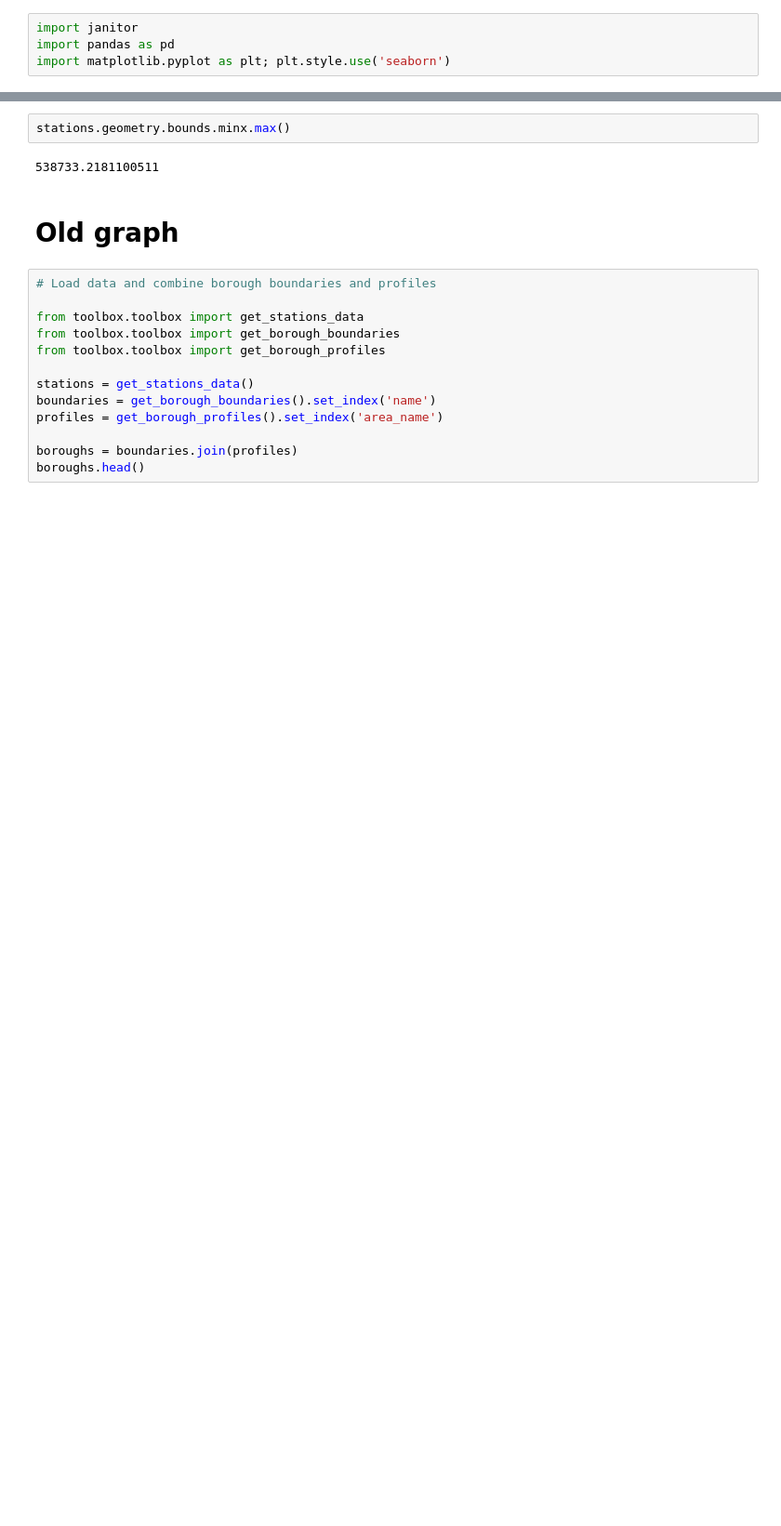
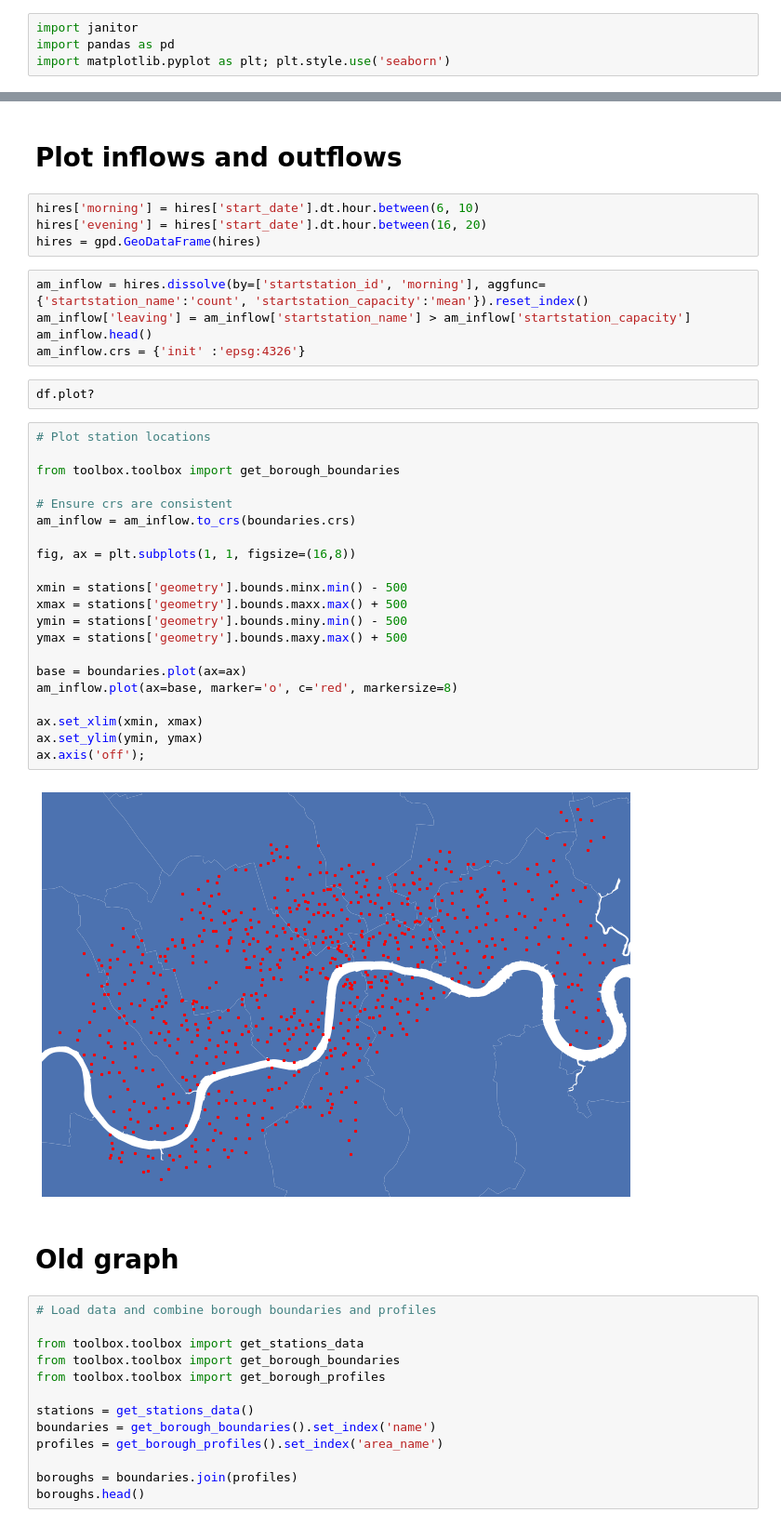
Before and after one commit to fabiangunzinger/london_cycling, a Jupyter notebook: tfl_bikes_movement.ipynb, the cells around one changed output, grey strips where cells are left out. Shown at 93% size. Cells and saved outputs as stored; diff of their text form; blank space fills up the shorter version.

```diff
--- a/tfl_bikes_movement.ipynb
+++ b/tfl_bikes_movement.ipynb
@@ -105,8 +134,40 @@ ax.axis('off')
 [figure]
-# %%
-stations.geometry.bounds.minx.max()
-# %% [output]
-538733.2181100511
+# %% [markdown]
+# Plot inflows and outflows
+# %%
+hires['morning'] = hires['start_date'].dt.hour.between(6, 10)
+hires['evening'] = hires['start_date'].dt.hour.between(16, 20)
+hires = gpd.GeoDataFrame(hires)
+# %%
+am_inflow = hires.dissolve(by=['startstation_id', 'morning'], aggfunc={'startstation_name':'count', 'startstation_capacity':'mean'}).reset_index()
+am_inflow['leaving'] = am_inflow['startstation_name'] > am_inflow['startstation_capacity']
+am_inflow.head()
+am_inflow.crs = {'init' :'epsg:4326'}
+# %%
+df.plot?
+# %%
+# Plot station locations
+
+from toolbox.toolbox import get_borough_boundaries
+
+# Ensure crs are consistent
+am_inflow = am_inflow.to_crs(boundaries.crs)
+
+fig, ax = plt.subplots(1, 1, figsize=(16,8))
+
+xmin = stations['geometry'].bounds.minx.min() - 500
+xmax = stations['geometry'].bounds.maxx.max() + 500
+ymin = stations['geometry'].bounds.miny.min() - 500
+ymax = stations['geometry'].bounds.maxy.max() + 500
+
+base = boundaries.plot(ax=ax)
+am_inflow.plot(ax=base, marker='o', c='red', markersize=8)
+
+ax.set_xlim(xmin, xmax)
+ax.set_ylim(ymin, ymax)
+ax.axis('off');
+# %% [output]
+[figure, added]
 # %% [markdown]
 # Old graph
 # %%
```
Also changed, not shown: parts of 9 cells of this notebook.
